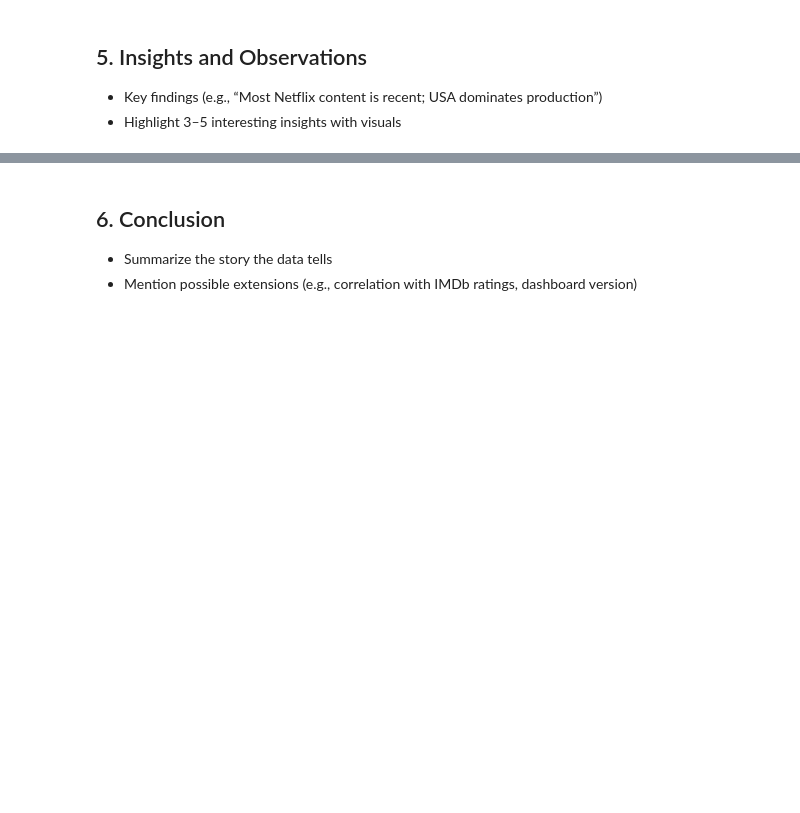
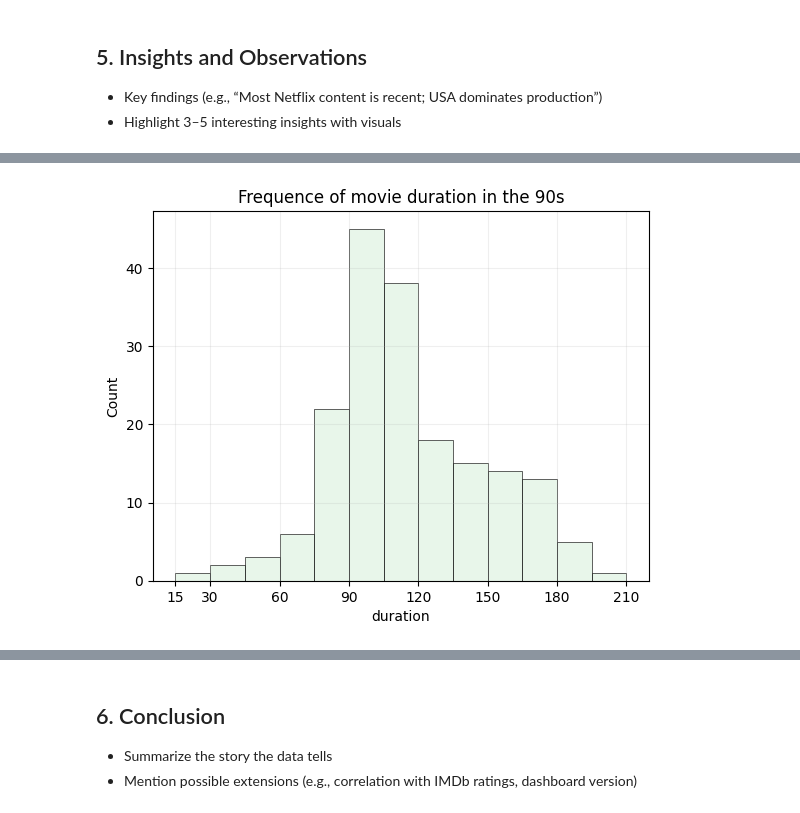
Before and after one commit to GustavMartinez/netflix-eda, a Jupyter notebook: netflix_eda.ipynb, the cells around one changed output, grey strips where cells are left out. Saved outputs shown, nothing was run; the diff lists cells and outputs as text; code cells hidden in the pictures; blank space fills up the shorter version.

Commit message:
duration in the 90s and number of short action movies

```diff
--- a/netflix_eda.ipynb
+++ b/netflix_eda.ipynb
@@ -309,0 +312,5 @@ plt.show()
+# %%
+# Select movie type
+
+movies = df[df['type'] == 'Movie']
+movies.head(3)
@@ -309,0 +323,3 @@ plt.show()
+# %%
+movies_90s = movies[np.logical_and(movies['release_year'] >=1990, movies['release_year']<2000)]
+movies_90s.head(3)
@@ -309,0 +332,19 @@ plt.show()
+# %%
+sns.histplot(
+    data=movies_90s,
+    x = 'duration',
+    color = "#b3e2bb8b",
+    binwidth=15,
+    binrange=(15, 210),
+    alpha = 0.3,
+    linewidth = 0.5,
+    edgecolor = "#222222"
+)
+
+plt.grid(alpha=0.2)
+plt.title("Frequence of movie duration in the 90s")
+plt.xticks([15,30,60,90,120,150,180,210])
+
+plt.show()
+# %% [output]
+[figure, added]
```
Also changed, not shown: parts of 6 cells of this notebook.
